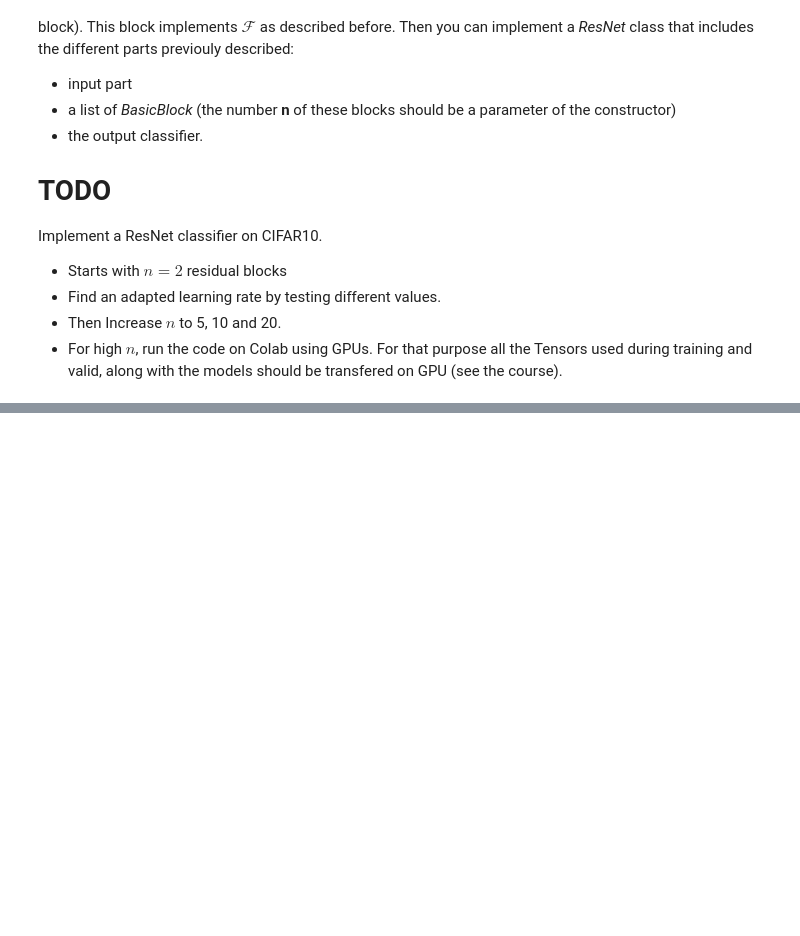
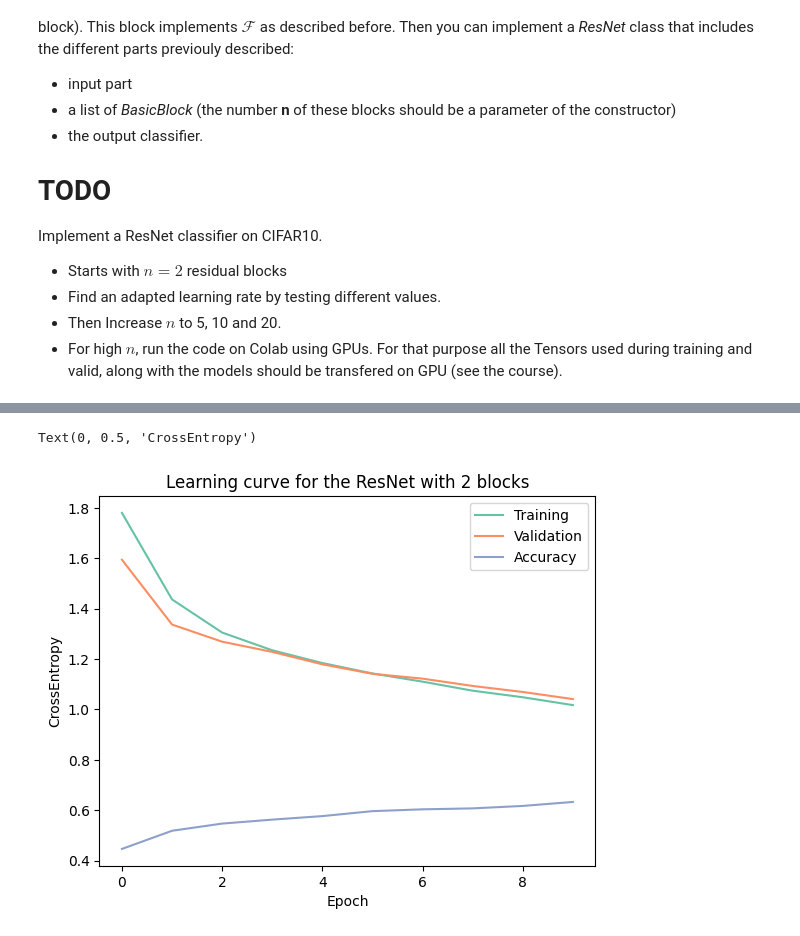
Before and after one commit to constantbourdrez/DL_ESPCI, a Jupyter notebook: ADL_lab_ResNet.ipynb, the cells around one changed output, grey strips where cells are left out. Cells and saved outputs as stored; diff of their text form; code cells hidden in the pictures; blank space fills up the shorter version.

```diff
--- a/ADL_lab_ResNet.ipynb
+++ b/ADL_lab_ResNet.ipynb
@@ -416,2 +458,2 @@ def resNet(n):
 # %%
-tmp = resNet(2)
+tmp = ResNet(2).to(device)
@@ -438,3 +460,3 @@ Sequential(
 # %%
-trainer(tmp, trainloader, testloader, nepoch = 2)
+resnet2 = trainer(tmp, trainloader, testloader, nepoch = 10)
 # %% [output]
@@ -441,0 +473,15 @@ RuntimeError: mat1 and mat2 shapes cannot be multiplied (204800x16 and 64x10)
+# %%
+model, train_losses, valid_losses, accuracies = resnet2
+
+#Plot the results
+sns.set_palette("Set2")
+plt.plot(train_losses, label = 'Training')
+plt.plot(valid_losses, label = 'Validation')
+plt.plot(accuracies, label = 'Accuracy')
+plt.legend()
+plt.title('Learning curve for the ResNet with 2 blocks')
+plt.xlabel('Epoch')
+plt.ylabel('CrossEntropy')
+# %% [output]
+Text(0, 0.5, 'CrossEntropy')
+[figure, added]
```
Also changed, not shown: parts of 16 cells of this notebook.
